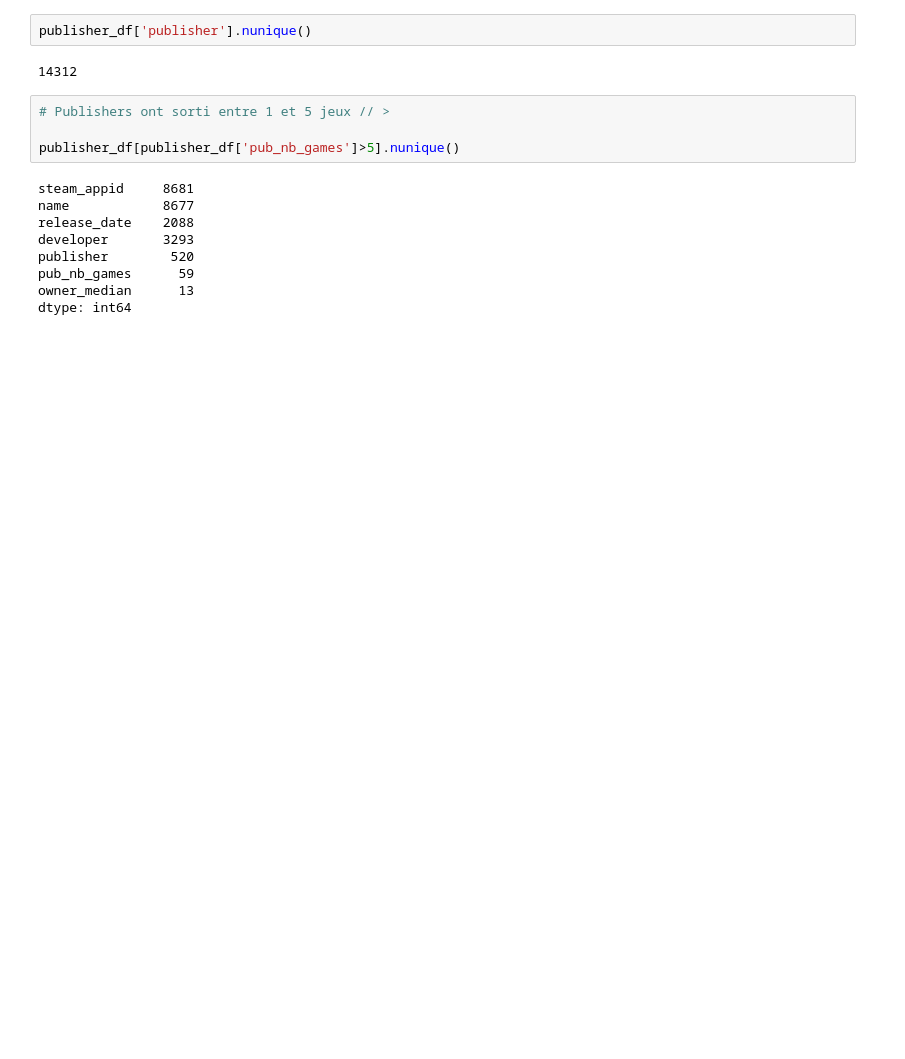
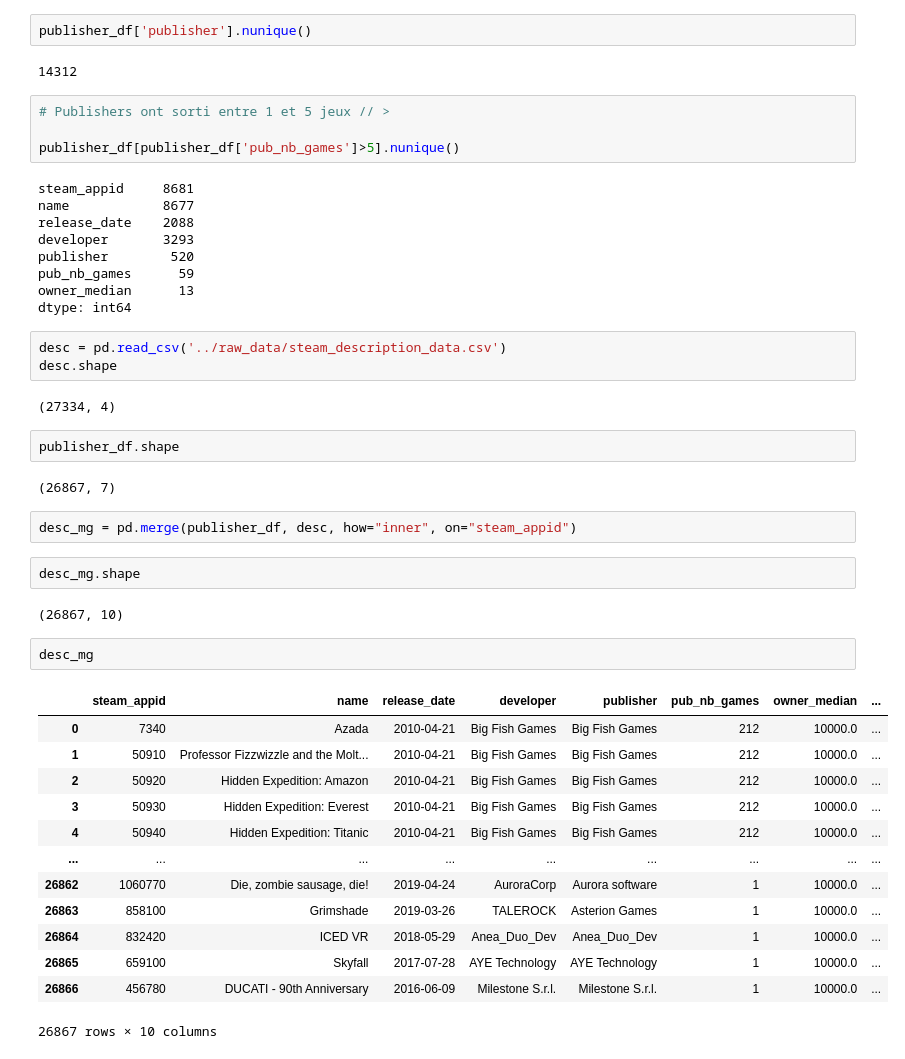
Before and after one commit to Rvanelven/steamator, a Jupyter notebook: notebooks/Mathieu_#18_Analyse big owners.ipynb, the cells around one changed output. Drawn from its saved outputs; the diff is of its cells as text; blank space fills up the shorter version.

```diff
--- a/notebooks/Mathieu_#18_Analyse big owners.ipynb
+++ b/notebooks/Mathieu_#18_Analyse big owners.ipynb
@@ -175,3 +175,34 @@ publisher        520
 pub_nb_games      59
 owner_median      13
 dtype: int64
+# %%
+desc = pd.read_csv('../raw_data/steam_description_data.csv')
+desc.shape
+# %% [output]
+(27334, 4)
+# %%
+publisher_df.shape
+# %% [output]
+(26867, 7)
+# %%
+desc_mg = pd.merge(publisher_df, desc, how="inner", on="steam_appid")
+# %%
+desc_mg.shape
+# %% [output]
+(26867, 10)
+# %%
+desc_mg
+# %% [output]
+|  | steam_appid | name | release_date | developer | publisher | pub_nb_games | owner_median | ... |
+| 0 | 7340 | Azada | 2010-04-21 | Big Fish Games | Big Fish Games | 212 | 10000.0 | ... |
+| 1 | 50910 | Professor Fizzwizzle and the Molt... | 2010-04-21 | Big Fish Games | Big Fish Games | 212 | 10000.0 | ... |
+| 2 | 50920 | Hidden Expedition: Amazon | 2010-04-21 | Big Fish Games | Big Fish Games | 212 | 10000.0 | ... |
+| 3 | 50930 | Hidden Expedition: Everest | 2010-04-21 | Big Fish Games | Big Fish Games | 212 | 10000.0 | ... |
+| 4 | 50940 | Hidden Expedition: Titanic | 2010-04-21 | Big Fish Games | Big Fish Games | 212 | 10000.0 | ... |
+| ... | ... | ... | ... | ... | ... | ... | ... | ... |
+| 26862 | 1060770 | Die, zombie sausage, die! | 2019-04-24 | AuroraCorp | Aurora software | 1 | 10000.0 | ... |
+| 26863 | 858100 | Grimshade | 2019-03-26 | TALEROCK | Asterion Games | 1 | 10000.0 | ... |
+| 26864 | 832420 | ICED VR | 2018-05-29 | Anea_Duo_Dev | Anea_Duo_Dev | 1 | 10000.0 | ... |
+| 26865 | 659100 | Skyfall | 2017-07-28 | AYE Technology | AYE Technology | 1 | 10000.0 | ... |
+| 26866 | 456780 | DUCATI - 90th Anniversary | 2016-06-09 | Milestone S.r.l. | Milestone S.r.l. | 1 | 10000.0 | ... |
+26867 rows × 10 columns
```
